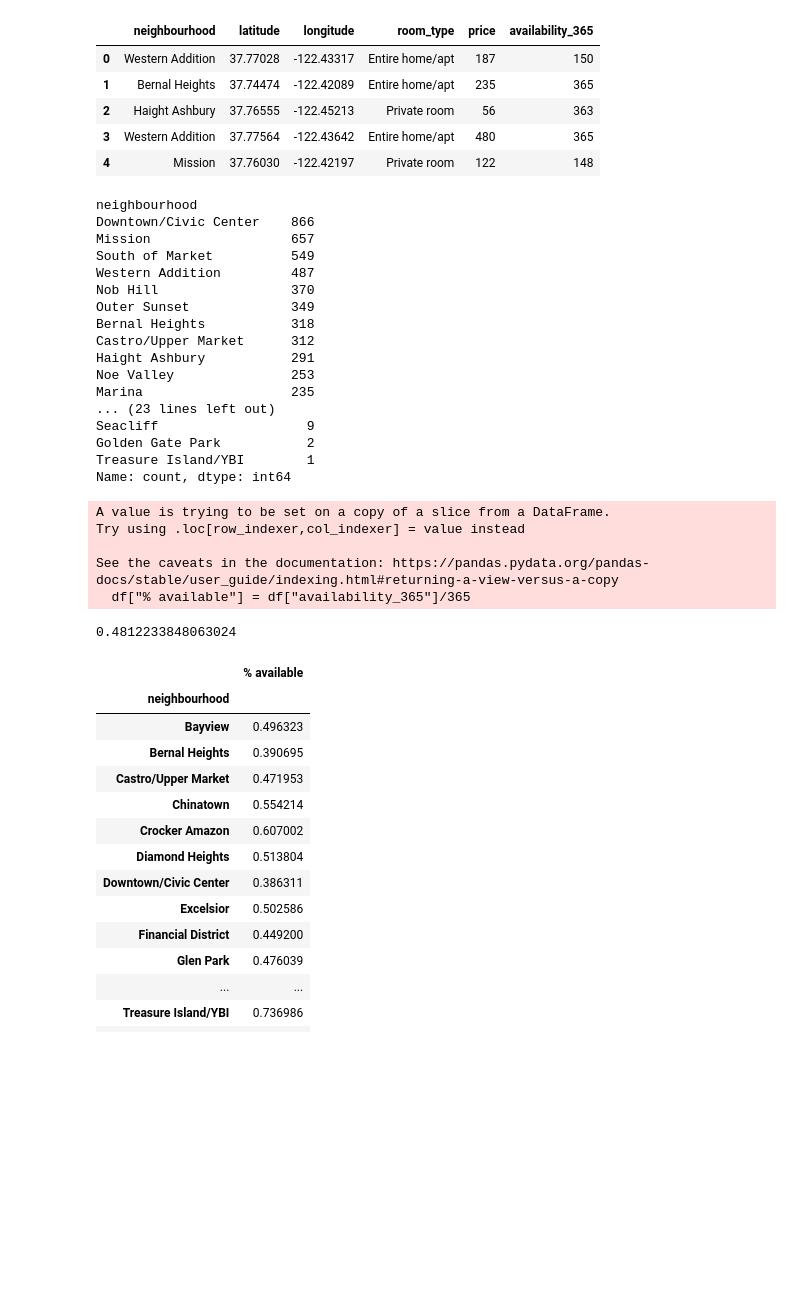
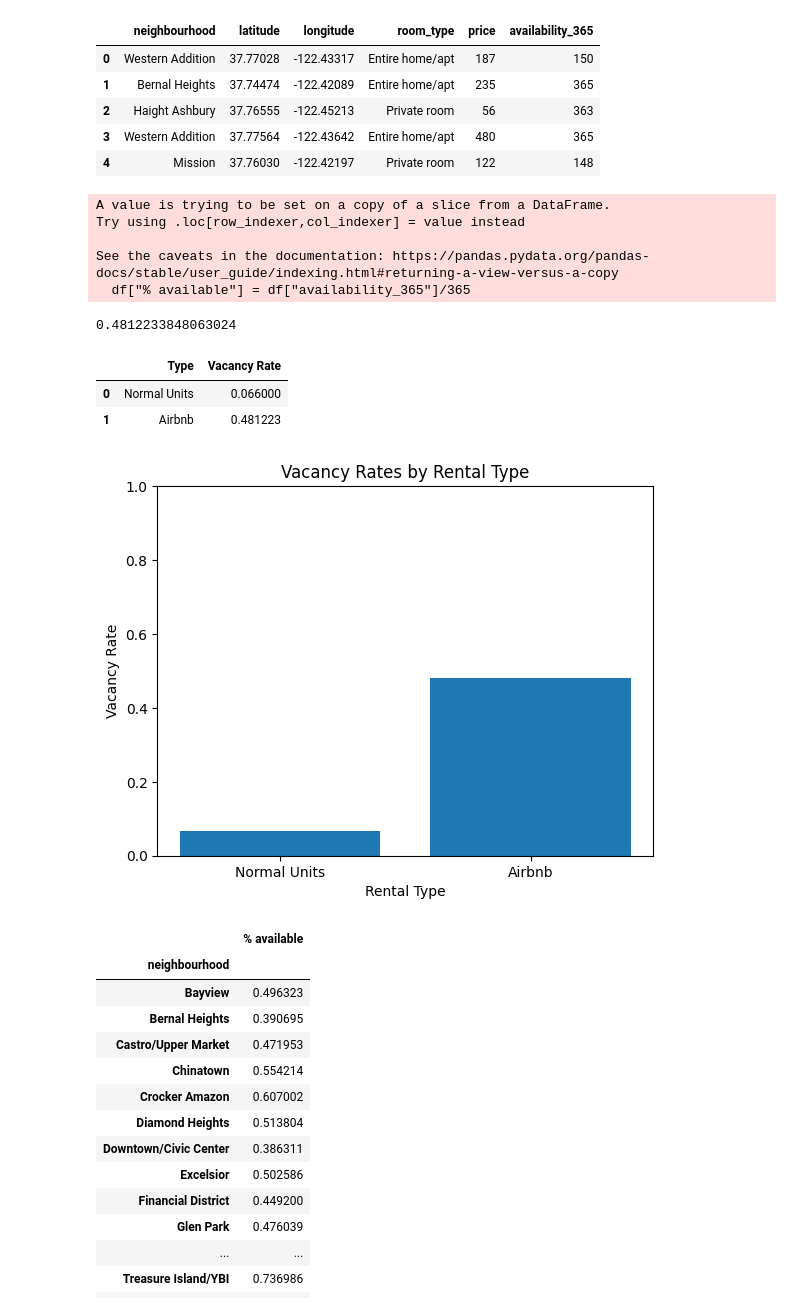
Before and after one commit to burk992/pyBNB, a Jupyter notebook: q3/Project1_Q3.ipynb, the cells around one changed output. Saved outputs shown, nothing was run; the diff lists cells and outputs as text; code cells hidden in the pictures; blank space fills up the shorter version.

```diff
--- a/q3/Project1_Q3.ipynb
+++ b/q3/Project1_Q3.ipynb
@@ -24,24 +32,4 @@ df.head()
 | 2 | Haight Ashbury | 37.76555 | -122.45213 | Private room | 56 | 363 |
 | 3 | Western Addition | 37.77564 | -122.43642 | Entire home/apt | 480 | 365 |
 | 4 | Mission | 37.76030 | -122.42197 | Private room | 122 | 148 |
-# %%
-df["neighbourhood"].value_counts()
-# %% [output]
-neighbourhood
-Downtown/Civic Center    866
-Mission                  657
-South of Market          549
-Western Addition         487
-Nob Hill                 370
-Outer Sunset             349
-Bernal Heights           318
-Castro/Upper Market      312
-Haight Ashbury           291
-Noe Valley               253
-Marina                   235
-... (23 lines left out)
-Seacliff                   9
-Golden Gate Park           2
-Treasure Island/YBI        1
-Name: count, dtype: int64
 # %%
@@ -56,4 +47,24 @@ Try using .loc[row_indexer,col_indexer] = value instead
 See the caveats in the documentation: https://pandas.pydata.org/pandas-docs/stable/user_guide/indexing.html#returning-a-view-versus-a-copy
   df["% available"] = df["availability_365"]/365
 0.4812233848063024
+# %%
+# creating a data frame of just the vacancy rates
+df3 = pd.DataFrame({"Type":["Normal Units","Airbnb"],
+                    "Vacancy Rate":[normal_rate,average_vacancy_rate]})
+df3
+# %% [output]
+|  | Type | Vacancy Rate |
+| 0 | Normal Units | 0.066000 |
+| 1 | Airbnb | 0.481223 |
+# %%
+# bar plot comparing the vacancy rates
+plt.bar(df3["Type"],df3["Vacancy Rate"])
+plt.ylim(0,1)
+plt.xlabel("Rental Type")
+plt.ylabel("Vacancy Rate")
+plt.title("Vacancy Rates by Rental Type")
+plt.savefig("Images/vacancy_rates_by_type.png")
+plt.show()
+# %% [output]
+[figure, added]
 # %%
```
Also changed, not shown: parts of 14 cells of this notebook.
